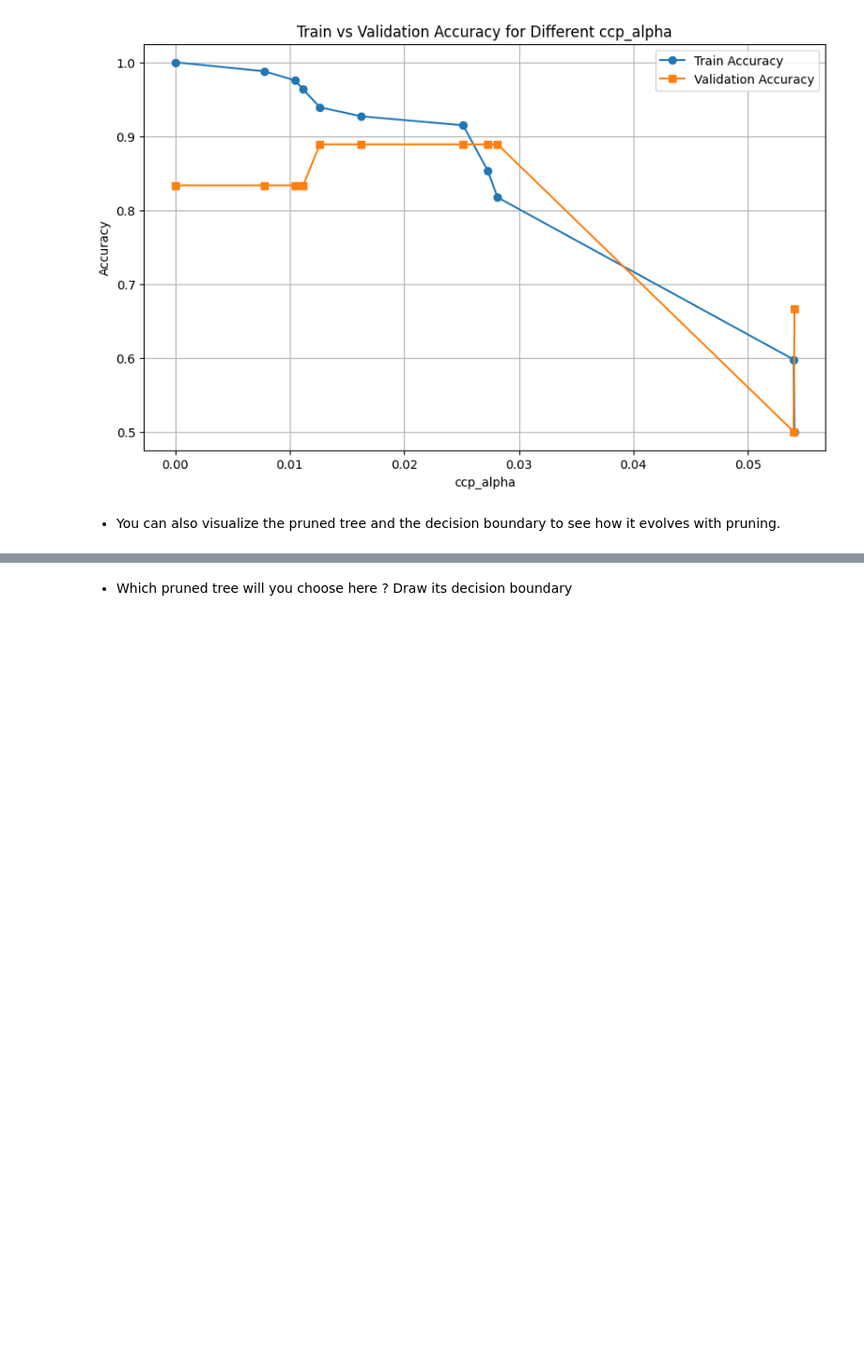
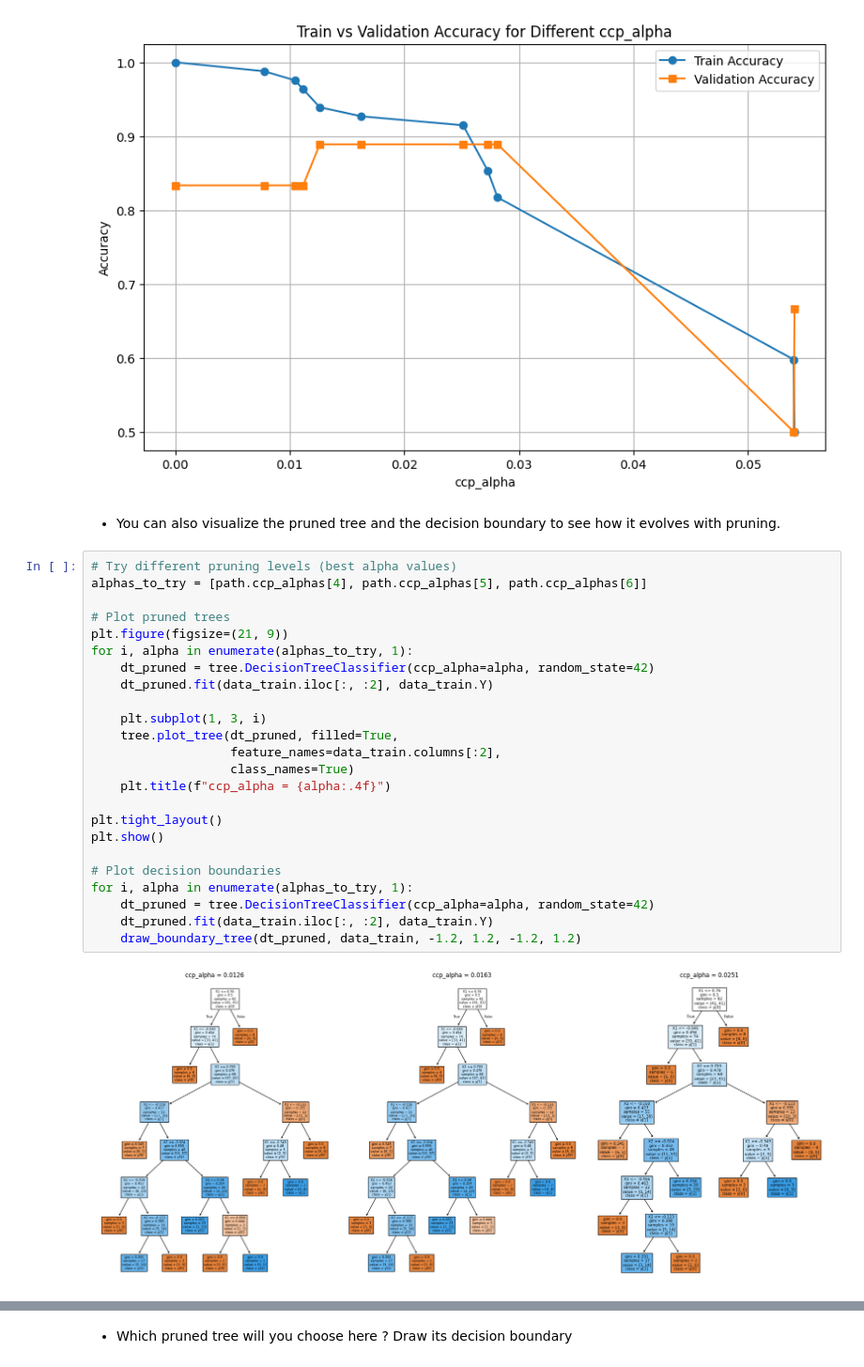
Before and after one commit to JoseRuiz01/MachineLearningLabs, a Jupyter notebook: TP_2_Decision_Tree.ipynb, the cells around one changed output, grey strips where cells are left out. Shown at 94% size. Drawn from its saved outputs; the diff is of its cells as text; blank space fills up the shorter version.

Commit message:
new changes in TP2 trees

```diff
--- a/TP_2_Decision_Tree.ipynb
+++ b/TP_2_Decision_Tree.ipynb
@@ -267,3 +310,29 @@ plt.show()
 [figure]
 # %% [markdown]
 - You can also visualize the pruned tree and the decision boundary to see how it evolves with pruning.
+# %%
+# Try different pruning levels (best alpha values)
+alphas_to_try = [path.ccp_alphas[4], path.ccp_alphas[5], path.ccp_alphas[6]]
+
+# Plot pruned trees
+plt.figure(figsize=(21, 9))
+for i, alpha in enumerate(alphas_to_try, 1):
+    dt_pruned = tree.DecisionTreeClassifier(ccp_alpha=alpha, random_state=42)
+    dt_pruned.fit(data_train.iloc[:, :2], data_train.Y)
+
+    plt.subplot(1, 3, i)
+    tree.plot_tree(dt_pruned, filled=True,
+                   feature_names=data_train.columns[:2],
+                   class_names=True)
+    plt.title(f"ccp_alpha = {alpha:.4f}")
+
+plt.tight_layout()
+plt.show()
+
+# Plot decision boundaries
+for i, alpha in enumerate(alphas_to_try, 1):
+    dt_pruned = tree.DecisionTreeClassifier(ccp_alpha=alpha, random_state=42)
+    dt_pruned.fit(data_train.iloc[:, :2], data_train.Y)
+    draw_boundary_tree(dt_pruned, data_train, -1.2, 1.2, -1.2, 1.2)
+# %% [output]
+[figure, added]
```
Also changed, not shown: parts of 25 cells of this notebook, 1 other file.
